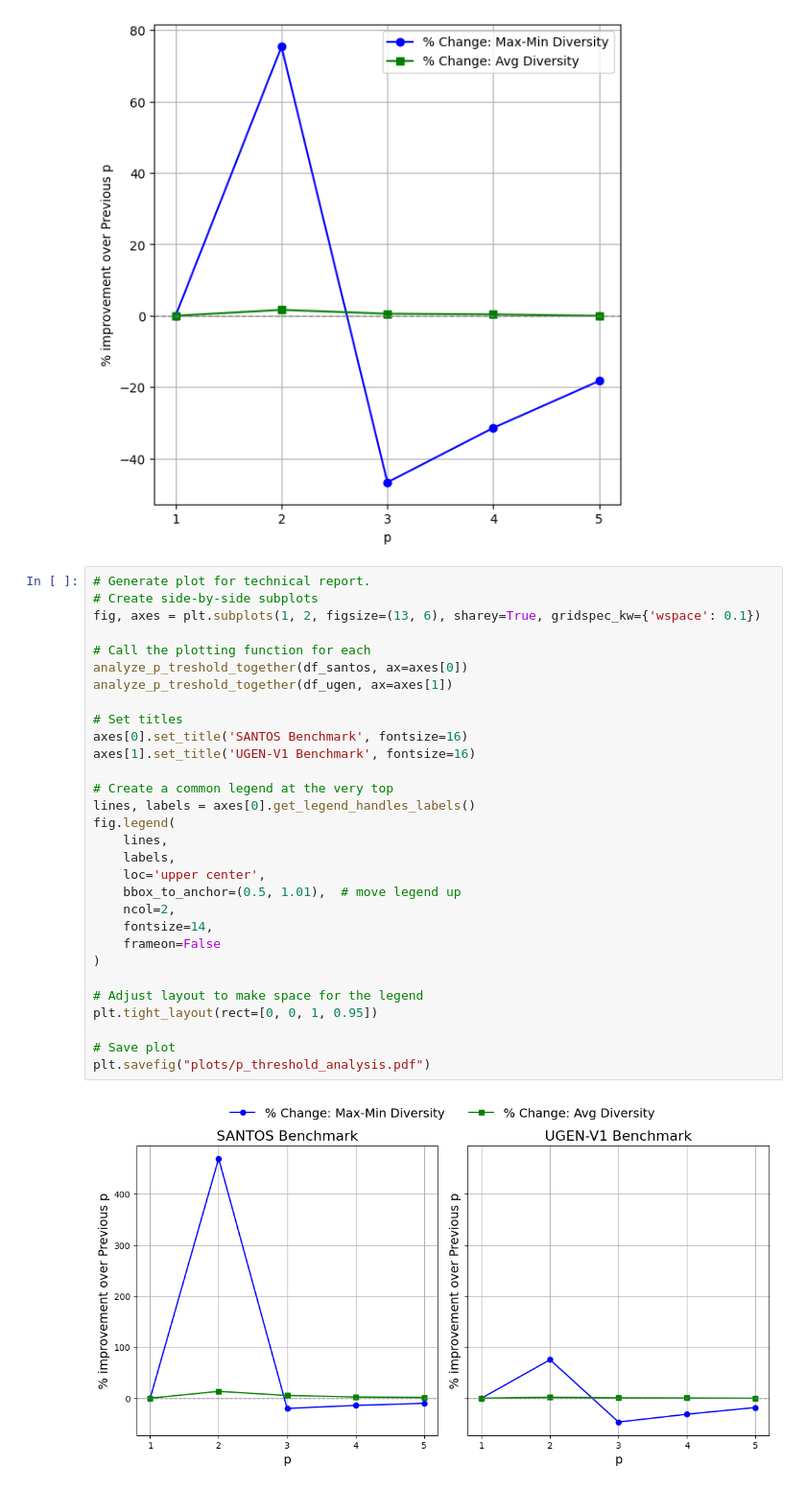
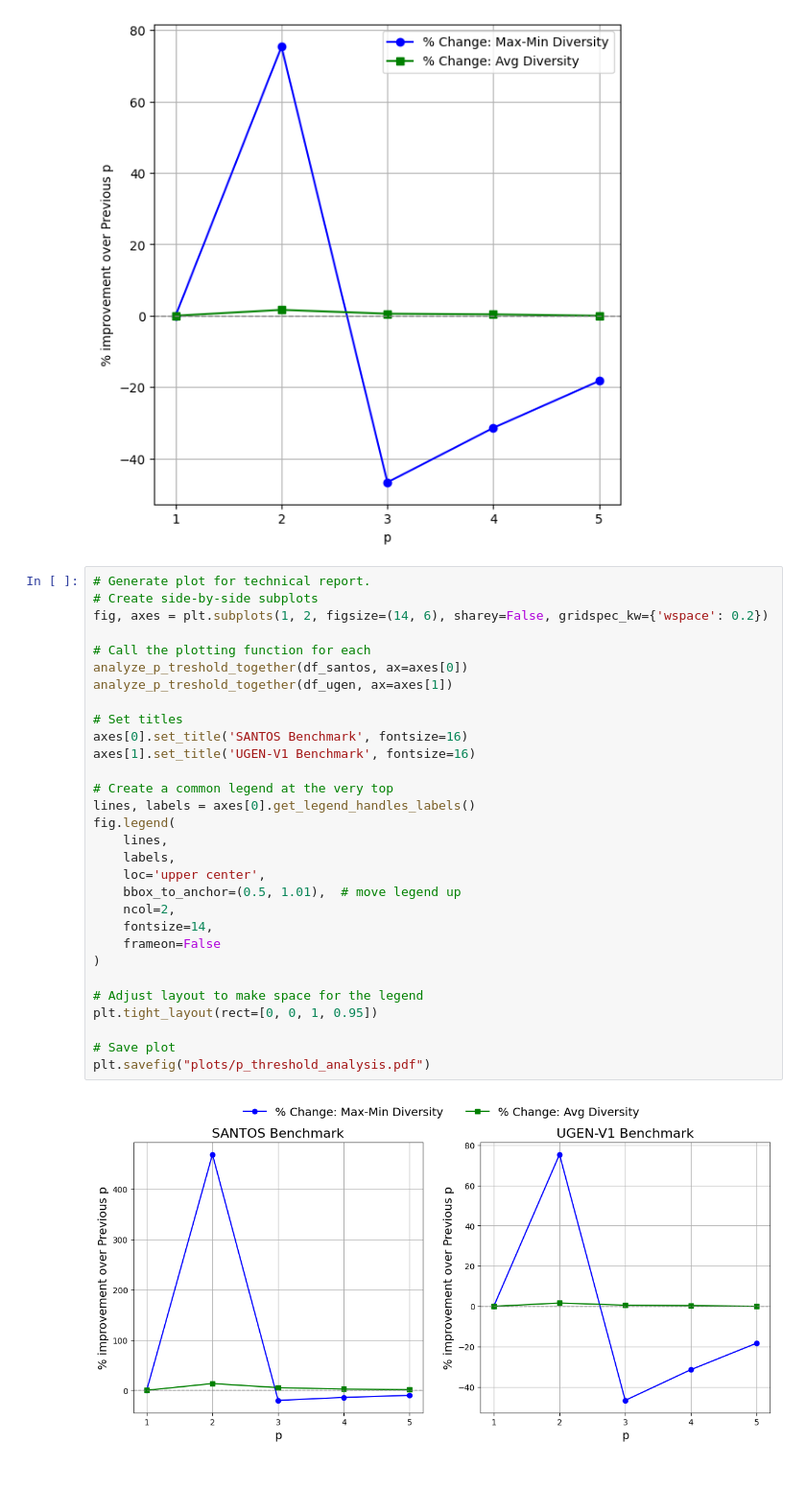
Before and after one commit to northeastern-datalab/dust, a Jupyter notebook: diversity_algorithms/p_threshold_analysis/generate_p_threshold_stats.ipynb, the cells around one changed output. Shown at 96% size. Cells and saved outputs as stored; diff of their text form.

```diff
--- a/diversity_algorithms/p_threshold_analysis/generate_p_threshold_stats.ipynb
+++ b/diversity_algorithms/p_threshold_analysis/generate_p_threshold_stats.ipynb
@@ -105,32 +105,32 @@ p      max-min_avg     avg-div_avg  %Δ max-min   %Δ avg-div   %Δ combined_avg
 # %%
 # Generate plot for technical report.
 # Create side-by-side subplots
-fig, axes = plt.subplots(1, 2, figsize=(13, 6), sharey=True, gridspec_kw={'wspace': 0.1})
+fig, axes = plt.subplots(1, 2, figsize=(14, 6), sharey=False, gridspec_kw={'wspace': 0.2})
 
 # Call the plotting function for each
 analyze_p_treshold_together(df_santos, ax=axes[0])
 analyze_p_treshold_together(df_ugen, ax=axes[1])
 
 # Set titles
 axes[0].set_title('SANTOS Benchmark', fontsize=16)
 axes[1].set_title('UGEN-V1 Benchmark', fontsize=16)
 
 # Create a common legend at the very top
 lines, labels = axes[0].get_legend_handles_labels()
 fig.legend(
     lines,
     labels,
     loc='upper center',
     bbox_to_anchor=(0.5, 1.01),  # move legend up
     ncol=2,
     fontsize=14,
     frameon=False
 )
 
 # Adjust layout to make space for the legend
 plt.tight_layout(rect=[0, 0, 1, 0.95])
 
 # Save plot
 plt.savefig("plots/p_threshold_analysis.pdf")
 # %% [output]
-[figure, old version]
+[figure, new version]
```
Also changed, not shown: 2 other files.
